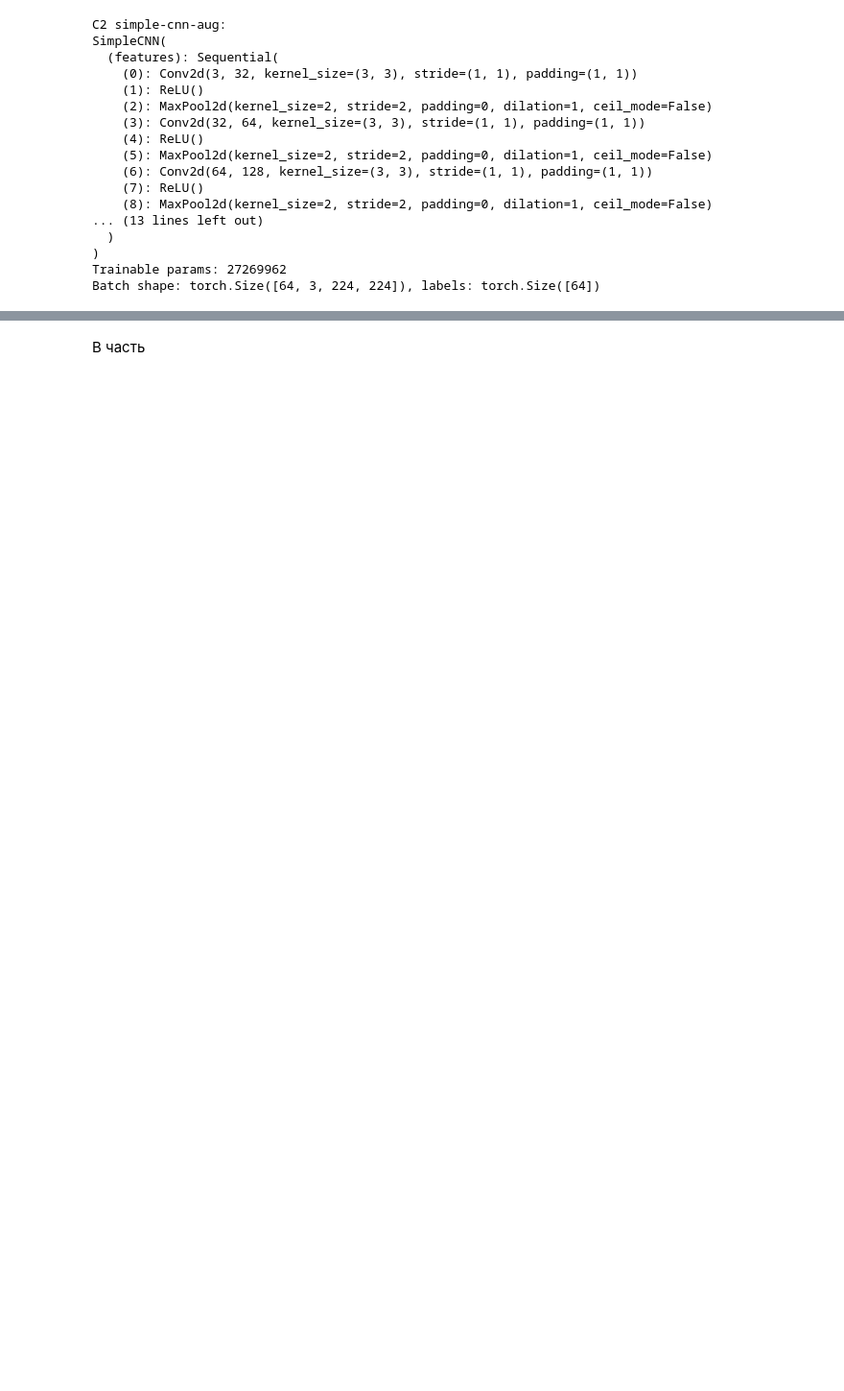
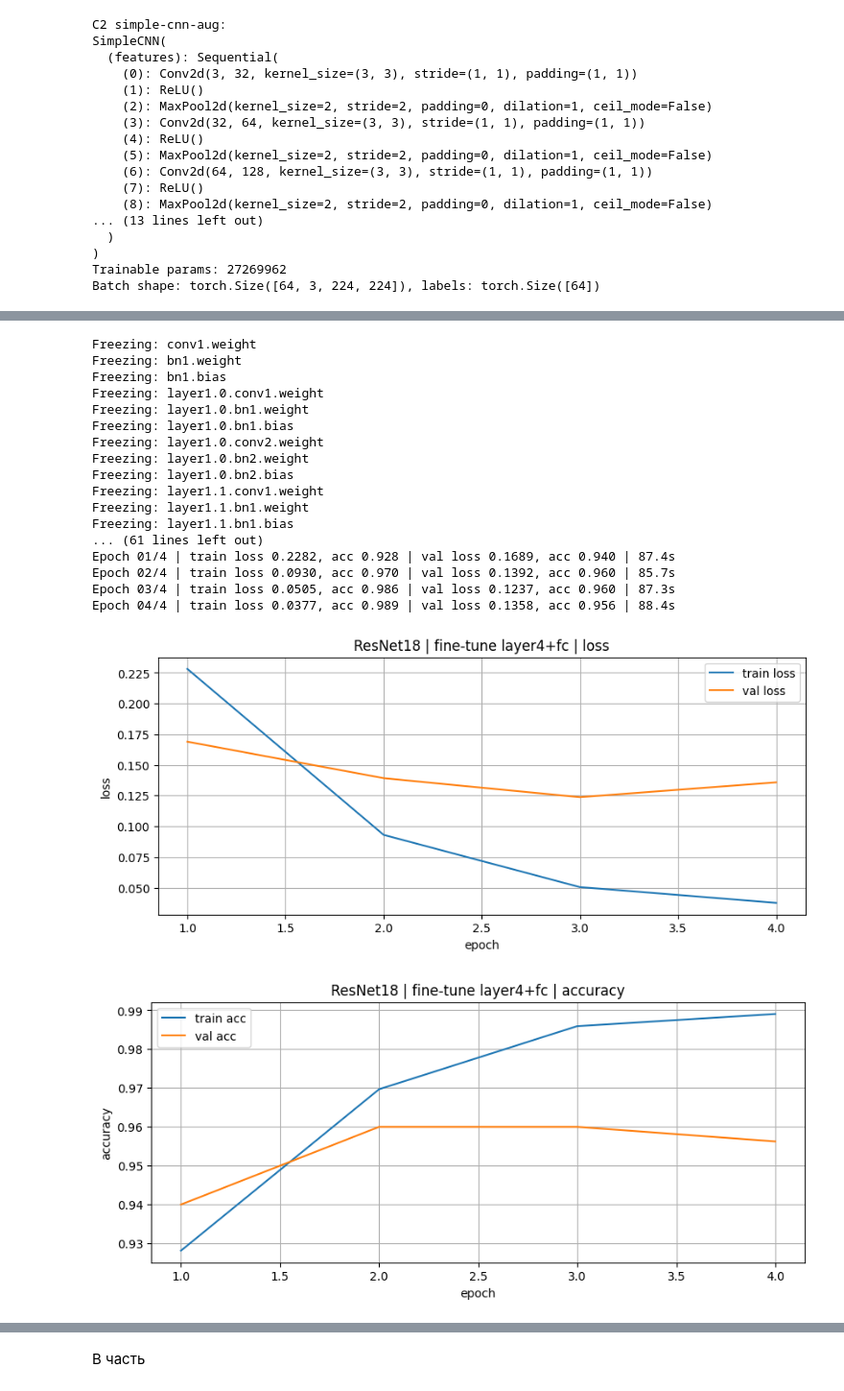
Before and after one commit to deeonowa/aie_repos, a Jupyter notebook: homeworks/HW10-11/HW10-11.ipynb, the cells around one changed output, grey strips where cells are left out. Shown at 96% size. Drawn from its saved outputs; the diff is of its cells as text; code cells hidden in the pictures; blank space fills up the shorter version.

```diff
--- a/homeworks/HW10-11/HW10-11.ipynb
+++ b/homeworks/HW10-11/HW10-11.ipynb
@@ -822,0 +773,39 @@ Epoch 04/4 | train loss 0.0281, acc 0.994 | val loss 0.1463, acc 0.949 | 68.9s
+# %%
+freeze_unfreeze_resnet(
+    model_head,
+    freeze_layers=['conv1', 'bn1', 'layer1', 'layer2', 'layer3'],
+    unfreeze_layers=['layer4', 'fc']
+)
+
+# Разные LR для backbone и head
+params = [
+    {"params": model_head.layer4.parameters(), "lr": 1e-4},
+    {"params": model_head.fc.parameters(), "lr": 1e-3},
+]
+
+optimizer_ft = torch.optim.Adam(params, weight_decay=1e-4)
+
+print("\n" + "=" * 80)
+print("Phase 2: fine-tuning layer4 + fc")
+hist_ft = fit(model_head, train_loader, val_loader, optimizer_ft, criterion, epochs=EPOCHS_FT, verbose=True)
+plot_history(hist_ft, title="ResNet18 | fine-tune layer4+fc")
+# %% [output]
+Freezing: conv1.weight
+Freezing: bn1.weight
+Freezing: bn1.bias
+Freezing: layer1.0.conv1.weight
+Freezing: layer1.0.bn1.weight
+Freezing: layer1.0.bn1.bias
+Freezing: layer1.0.conv2.weight
+Freezing: layer1.0.bn2.weight
+Freezing: layer1.0.bn2.bias
+Freezing: layer1.1.conv1.weight
+Freezing: layer1.1.bn1.weight
+Freezing: layer1.1.bn1.bias
+... (61 lines left out)
+Epoch 01/4 | train loss 0.2282, acc 0.928 | val loss 0.1689, acc 0.940 | 87.4s
+Epoch 02/4 | train loss 0.0930, acc 0.970 | val loss 0.1392, acc 0.960 | 85.7s
+Epoch 03/4 | train loss 0.0505, acc 0.986 | val loss 0.1237, acc 0.960 | 87.3s
+Epoch 04/4 | train loss 0.0377, acc 0.989 | val loss 0.1358, acc 0.956 | 88.4s
+[figure, added]
+[figure, added]
```
Also changed, not shown: parts of 25 cells of this notebook, 8 other files.
